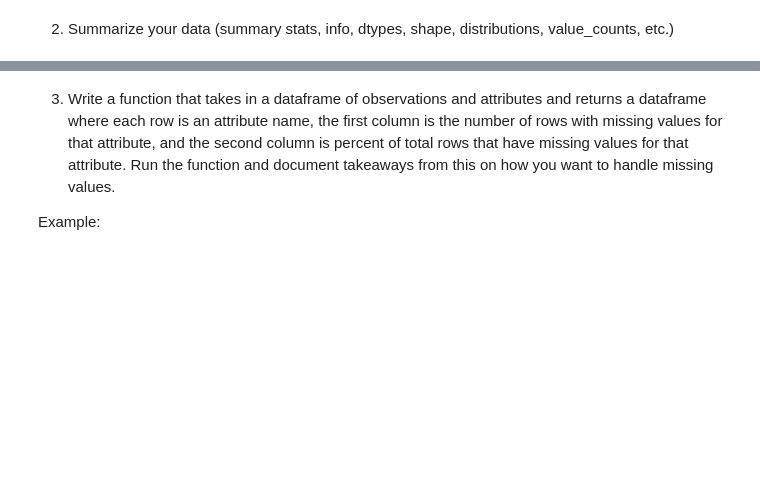
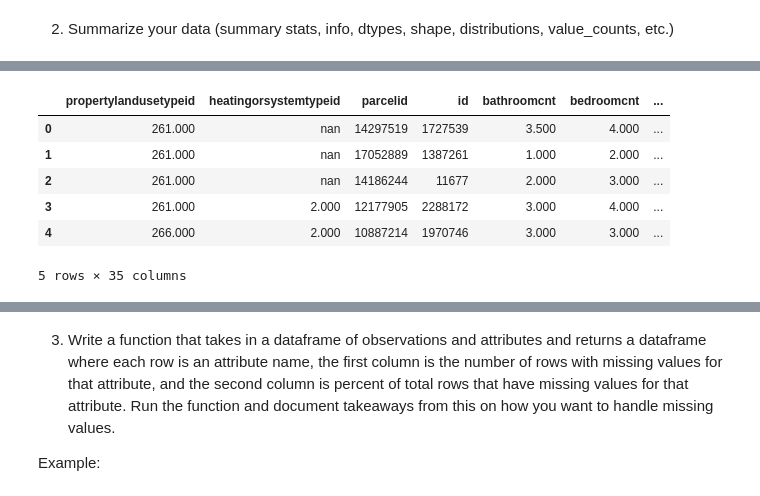
Before and after one commit to barbmarques/clustering-exercises, a Jupyter notebook: zillow-acquire.ipynb, the cells around one changed output, grey strips where cells are left out. Cells and saved outputs as stored; diff of their text form; code cells hidden in the pictures; blank space fills up the shorter version.

Commit message:
Initial commit of code on clustering acquire exercise

```diff
--- a/zillow-acquire.ipynb
+++ b/zillow-acquire.ipynb
@@ -53,31 +59,23 @@ def acquire(df):
          return f'mysql+pymysql://{user}:{password}@{host}/{db}'
     query = '''
             SELECT *
-FROM properties_2016
-	left outer join properties_2017 using (parcelid)
-	left outer join predictions_2017 using (parcelid)
-	left outer join airconditioningtype as ac ON (properties_2017.airconditioningtypeid = ac.airconditioningtypeid)
-	left outer join architecturalstyletype as ar on (properties_2017.architecturalstyletypeid = ar.architecturalstyletypeid)
-	left outer join buildingclasstype as bc on (properties_2017.buildingclasstypeid = bc.buildingclasstypeid)
-	left outer join heatingorsystemtype on (properties_2017.heatingorsystemtypeid = heatingorsystemtype.heatingorsystemtypeid)
-	LEFT OUTER JOIN propertylandusetype on (properties_2017.propertylandusetypeid = propertylandusetype.propertylandusetypeid)
-	LEFT OUTER JOIN storytype on (properties_2017.storytypeid = storytype.storytypeid)
-	LEFT OUTER JOIN typeconstructiontype on (properties_2017.typeconstructiontypeid = typeconstructiontype.typeconstructiontypeid)
-UNION ALL
-SELECT *
-FROM properties_2016
-	RIGHT OUTER JOIN properties_2017 using(parcelid)
-	RIGHT OUTER JOIN predictions_2017 using(parcelid)
-	RIGHT OUTER JOIN airconditioningtype ON (properties_2017.airconditioningtypeid = airconditioningtype.airconditioningtypeid)
-	RIGHT OUTER JOIN architecturalstyletype on (properties_2017.architecturalstyletypeid = architecturalstyletype.architecturalstyletypeid)
-	RIGHT OUTER JOIN buildingclasstype on (properties_2017.buildingclasstypeid = buildingclasstype.buildingclasstypeid)
-	RIGHT OUTER JOIN heatingorsystemtype on (properties_2017.heatingorsystemtypeid = heatingorsystemtype.heatingorsystemtypeid)
-	RIGHT OUTER JOIN propertylandusetype on (properties_2017.propertylandusetypeid = propertylandusetype.propertylandusetypeid)
-	RIGHT OUTER JOIN storytype on (properties_2017.storytypeid = storytype.storytypeid)
-	RIGHT OUTER JOIN typeconstructiontype on (properties_2017.typeconstructiontypeid = typeconstructiontype.typeconstructiontypeid)
-WHERE ((properties_2017.longitude is not null) and (properties_2017.latitude is not null) and (properties_2016.longitude is not null)
-    and (properties_2016.latitude is not null) and (predictions_2017.transactiondate like '2017%'));
+            FROM properties_2017
+                left join predictions_2017 using (parcelid)
+                left join airconditioningtype USING (airconditioningtypeid)
+                left join architecturalstyletype USING (architecturalstyletypeid)
+                left join buildingclasstype USING (buildingclasstypeid)
+                left join heatingorsystemtype USING (heatingorsystemtypeid)
+                left join propertylandusetype USING (propertylandusetypeid)
+                left join storytype USING (storytypeid)
+                left join typeconstructiontype USING (typeconstructiontypeid)
+            WHERE ((longitude is not null) and
+                   (latitude is not null) and
+                   (transactiondate like '2017%'));
             '''
 
     df = pd.read_sql(query, get_connection('zillow'))
+
     return df
+
+df = acquire('zillow')
+df.head(2)
@@ -93,0 +243,13 @@ df.value_counts
+# %%
+#drop columns with > 50% nulls
+threshold = int(0.5 * len(df.index)) # Require that many non-NA values.
+df.dropna(axis = 1, thresh = threshold, inplace = True)
+df.head()
+# %% [output]
+|  | propertylandusetypeid | heatingorsystemtypeid | parcelid | id | bathroomcnt | bedroomcnt | ... |
+| 0 | 261.000 | nan | 14297519 | 1727539 | 3.500 | 4.000 | ... |
+| 1 | 261.000 | nan | 17052889 | 1387261 | 1.000 | 2.000 | ... |
+| 2 | 261.000 | nan | 14186244 | 11677 | 2.000 | 3.000 | ... |
+| 3 | 261.000 | 2.000 | 12177905 | 2288172 | 3.000 | 4.000 | ... |
+| 4 | 266.000 | 2.000 | 10887214 | 1970746 | 3.000 | 3.000 | ... |
+5 rows × 35 columns
```
Also changed, not shown: parts of 20 cells of this notebook.
